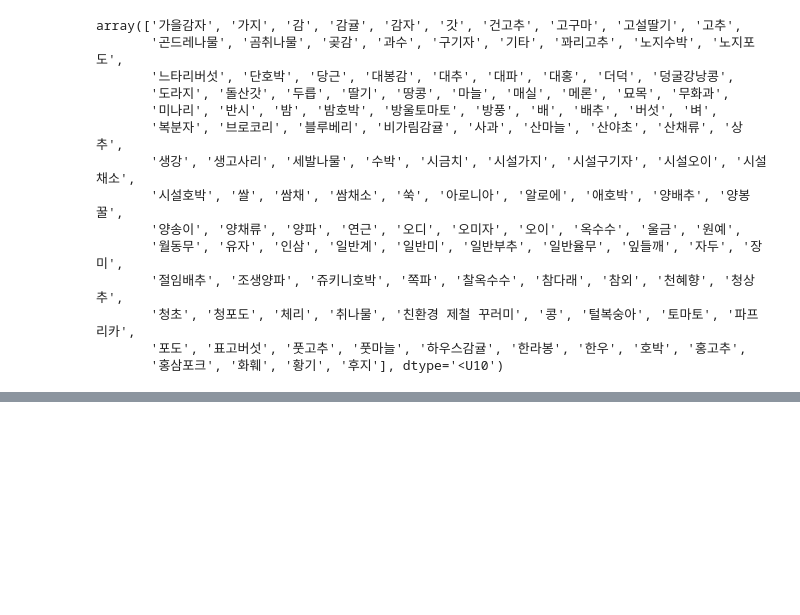
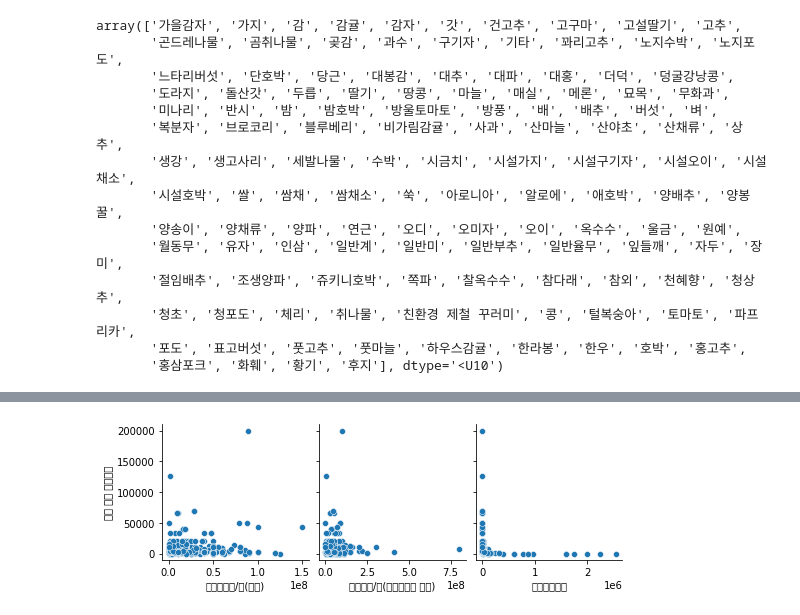
Before and after one commit to chopperkim/aicnu, a Jupyter notebook: CHY/test.ipynb, the cells around one changed output, grey strips where cells are left out. Drawn from its saved outputs; the diff is of its cells as text; code cells hidden in the pictures; blank space fills up the shorter version.

```diff
--- a/CHY/test.ipynb
+++ b/CHY/test.ipynb
@@ -140,0 +154,8 @@ plt.show()
+# %%
+#c_data.iloc[:,[0,1,2]]
+#ax = plt.subplots(figsize=(2, 16))
+#ax = sns.pairplot(data=c_data, x_vars=c_data.iloc[:,[2]], y_vars=c_data['부부 가족 경영규모'])
+sns.pairplot(data=c_data, x_vars=['연간운영비/년(운영)','평균수입/년(부부인건비 포함)', '면적당수익률'], y_vars=['부부 가족 경영규모'])
+plt.show()
+# %% [output]
+[figure, added]
```
Also changed, not shown: parts of 17 cells of this notebook.
